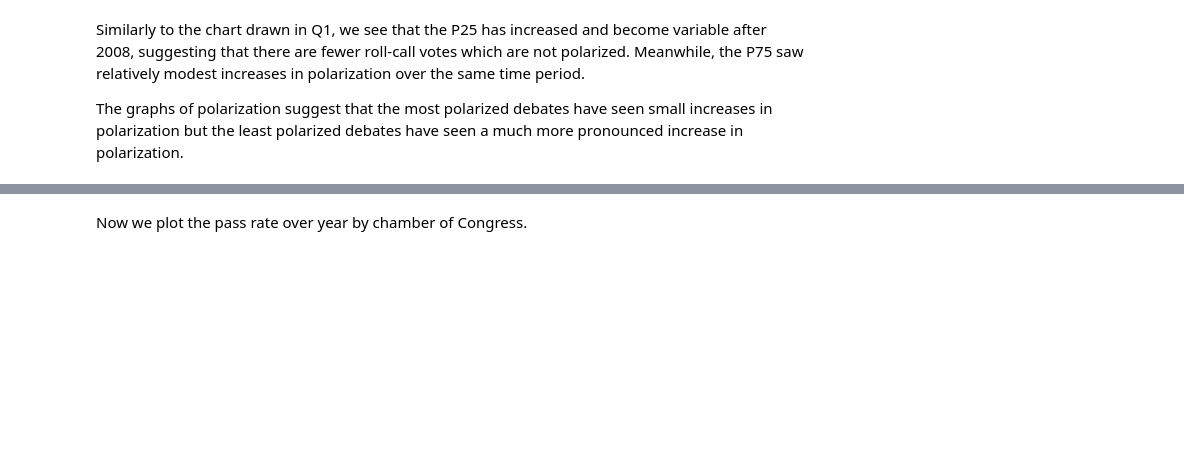
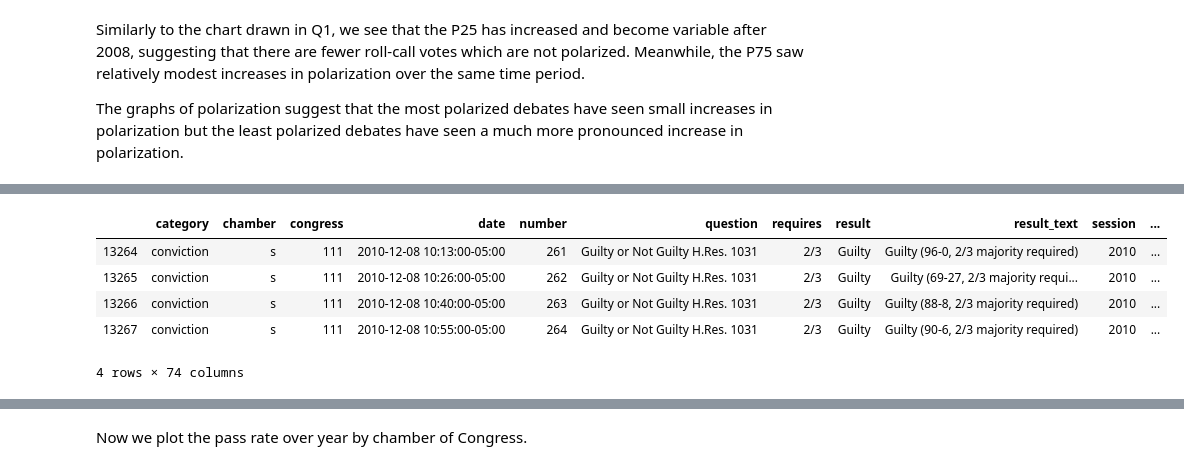
Before and after one commit to theAverageCoder/data-512-final, a Jupyter notebook: Report_for_Congressional_Polarization.ipynb, the cells around one changed output, grey strips where cells are left out. Drawn from its saved outputs; the diff is of its cells as text; code cells hidden in the pictures; blank space fills up the shorter version.

```diff
--- a/Report_for_Congressional_Polarization.ipynb
+++ b/Report_for_Congressional_Polarization.ipynb
@@ -453,7 +460,8 @@ NOT_PASSED = [
     'Not',
     'Rejected',
     'Failed',
-    'Veto Sustained'
+    'Veto Sustained',
+    'Defeated'
 ]
 
 def get_passed_or_failed(result):
@@ -462,3 +470,5 @@ def get_passed_or_failed(result):
     return "Passed"
 
 df["final_result"] = df["result"].apply(get_passed_or_failed)
+
+df.loc[df["final_result"]== "Failed", "result"].unique()
@@ -466,0 +507,9 @@ Next we construct a dataframe with the pass rate and vote counts by state of the
+# %%
+df[df["result"]=="Guilty"]
+# %% [output]
+|  | category | chamber | congress | date | number | question | requires | result | result_text | session | ... |
+| 13264 | conviction | s | 111 | 2010-12-08 10:13:00-05:00 | 261 | Guilty or Not Guilty H.Res. 1031 | 2/3 | Guilty | Guilty (96-0, 2/3 majority required) | 2010 | ... |
+| 13265 | conviction | s | 111 | 2010-12-08 10:26:00-05:00 | 262 | Guilty or Not Guilty H.Res. 1031 | 2/3 | Guilty | Guilty (69-27, 2/3 majority requi... | 2010 | ... |
+| 13266 | conviction | s | 111 | 2010-12-08 10:40:00-05:00 | 263 | Guilty or Not Guilty H.Res. 1031 | 2/3 | Guilty | Guilty (88-8, 2/3 majority required) | 2010 | ... |
+| 13267 | conviction | s | 111 | 2010-12-08 10:55:00-05:00 | 264 | Guilty or Not Guilty H.Res. 1031 | 2/3 | Guilty | Guilty (90-6, 2/3 majority required) | 2010 | ... |
+4 rows × 74 columns
```
Also changed, not shown: parts of 12 cells of this notebook, 1 other file.
